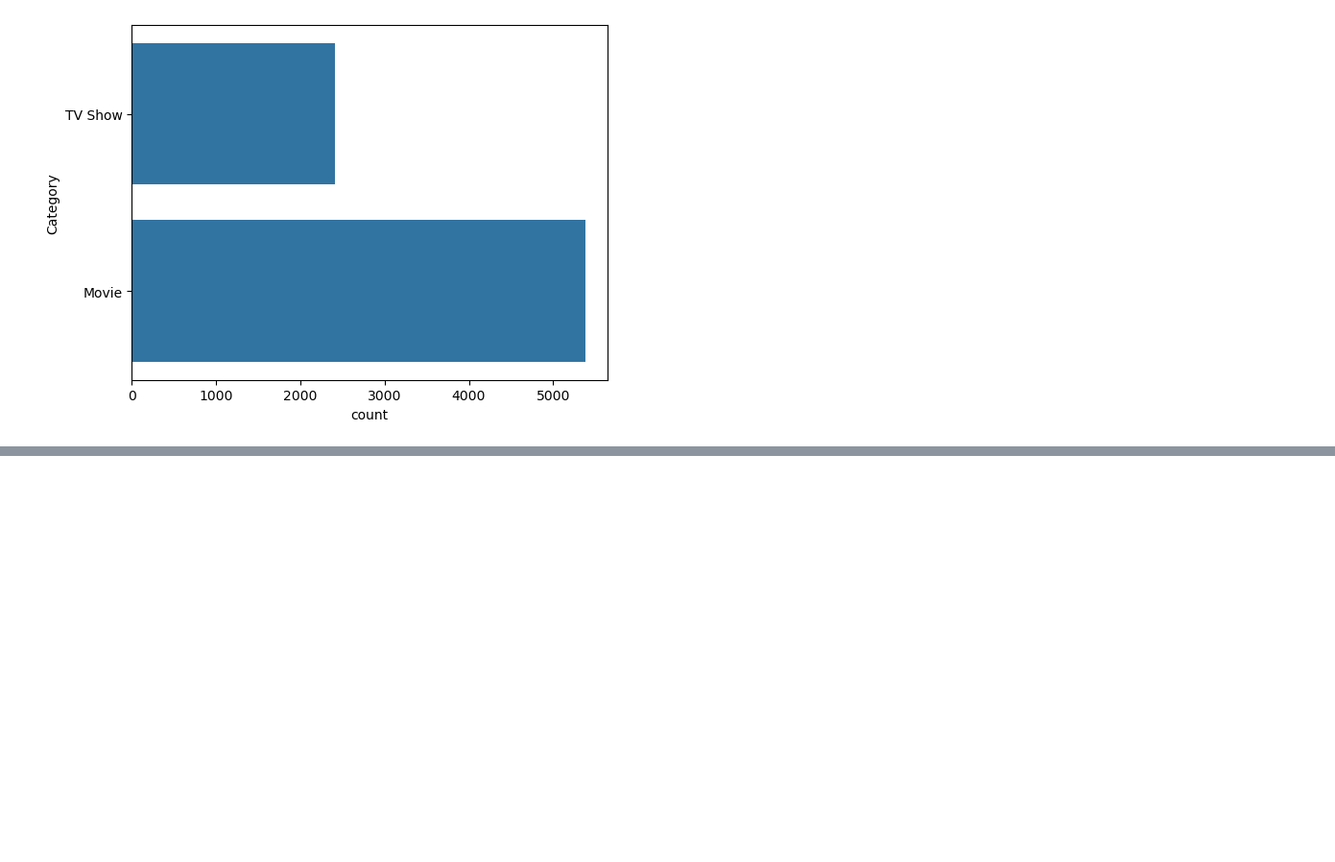
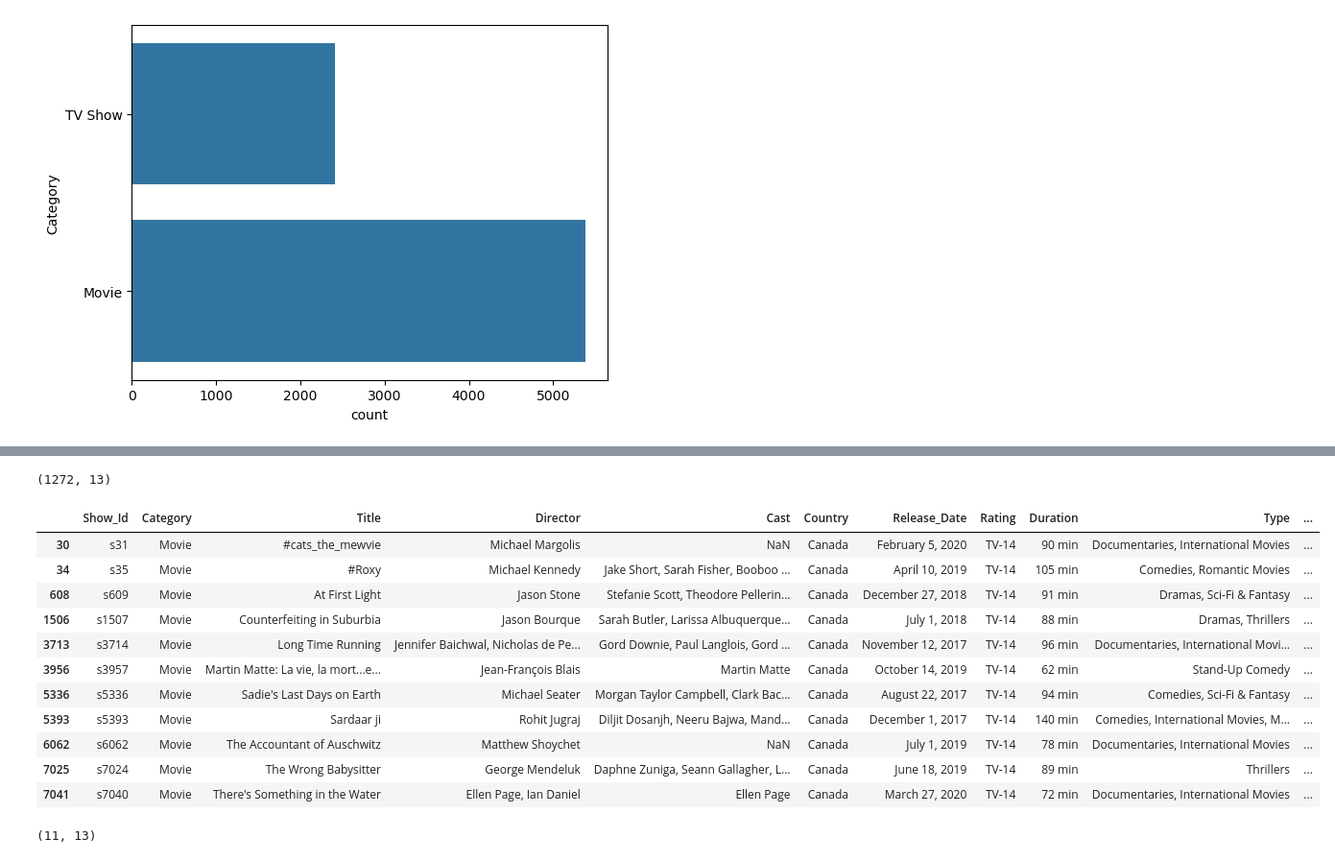
Before and after one commit to Sri-dinesh/data-analysis-projects, a Jupyter notebook: NetFlix/NetFlix-DataAnalysis.ipynb, the cells around one changed output, grey strips where cells are left out. Shown: that part at 96% size. Cells and saved outputs as stored; diff of their text form; code cells hidden in the pictures; blank space fills up the shorter version.

```diff
--- a/NetFlix/NetFlix-DataAnalysis.ipynb
+++ b/NetFlix/NetFlix-DataAnalysis.ipynb
@@ -284,0 +513,23 @@ sns.countplot(data['Category'])
+# %%
+data[(data.Category == 'Movie') & (data.Rating == 'TV-14')].shape
+# %% [output]
+(1272, 13)
+# %%
+data[(data.Category == 'Movie') & (data.Rating == 'TV-14') & (data.Country == 'Canada')]
+# %% [output]
+|  | Show_Id | Category | Title | Director | Cast | Country | Release_Date | Rating | Duration | Type | ... |
+| 30 | s31 | Movie | #cats_the_mewvie | Michael Margolis | NaN | Canada | February 5, 2020 | TV-14 | 90 min | Documentaries, International Movies | ... |
+| 34 | s35 | Movie | #Roxy | Michael Kennedy | Jake Short, Sarah Fisher, Booboo ... | Canada | April 10, 2019 | TV-14 | 105 min | Comedies, Romantic Movies | ... |
+| 608 | s609 | Movie | At First Light | Jason Stone | Stefanie Scott, Theodore Pellerin... | Canada | December 27, 2018 | TV-14 | 91 min | Dramas, Sci-Fi & Fantasy | ... |
+| 1506 | s1507 | Movie | Counterfeiting in Suburbia | Jason Bourque | Sarah Butler, Larissa Albuquerque... | Canada | July 1, 2018 | TV-14 | 88 min | Dramas, Thrillers | ... |
+| 3713 | s3714 | Movie | Long Time Running | Jennifer Baichwal, Nicholas de Pe... | Gord Downie, Paul Langlois, Gord ... | Canada | November 12, 2017 | TV-14 | 96 min | Documentaries, International Movi... | ... |
+| 3956 | s3957 | Movie | Martin Matte: La vie, la mort...e... | Jean-François Blais | Martin Matte | Canada | October 14, 2019 | TV-14 | 62 min | Stand-Up Comedy | ... |
+| 5336 | s5336 | Movie | Sadie's Last Days on Earth | Michael Seater | Morgan Taylor Campbell, Clark Bac... | Canada | August 22, 2017 | TV-14 | 94 min | Comedies, Sci-Fi & Fantasy | ... |
+| 5393 | s5393 | Movie | Sardaar ji | Rohit Jugraj | Diljit Dosanjh, Neeru Bajwa, Mand... | Canada | December 1, 2017 | TV-14 | 140 min | Comedies, International Movies, M... | ... |
+| 6062 | s6062 | Movie | The Accountant of Auschwitz | Matthew Shoychet | NaN | Canada | July 1, 2019 | TV-14 | 78 min | Documentaries, International Movies | ... |
+| 7025 | s7024 | Movie | The Wrong Babysitter | George Mendeluk | Daphne Zuniga, Seann Gallagher, L... | Canada | June 18, 2019 | TV-14 | 89 min | Thrillers | ... |
+| 7041 | s7040 | Movie | There's Something in the Water | Ellen Page, Ian Daniel | Ellen Page | Canada | March 27, 2020 | TV-14 | 72 min | Documentaries, International Movies | ... |
+# %%
+data[(data.Category == 'Movie') & (data.Rating == 'TV-14') & (data.Country == 'Canada')].shape
+# %% [output]
+(11, 13)
```
Also changed, not shown: parts of 24 cells of this notebook.
